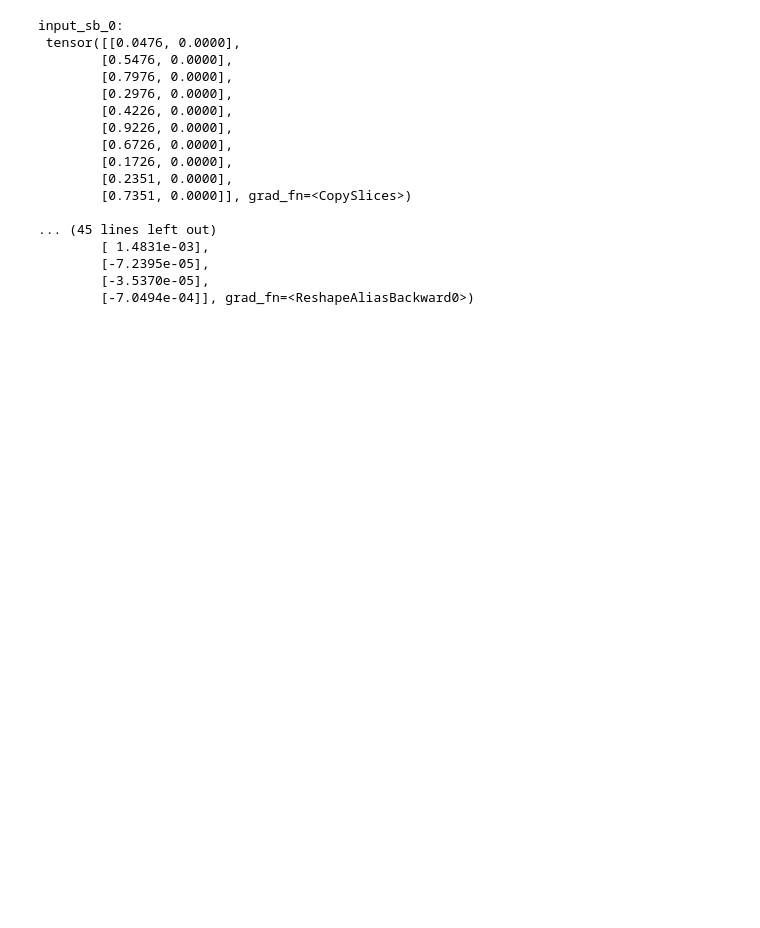
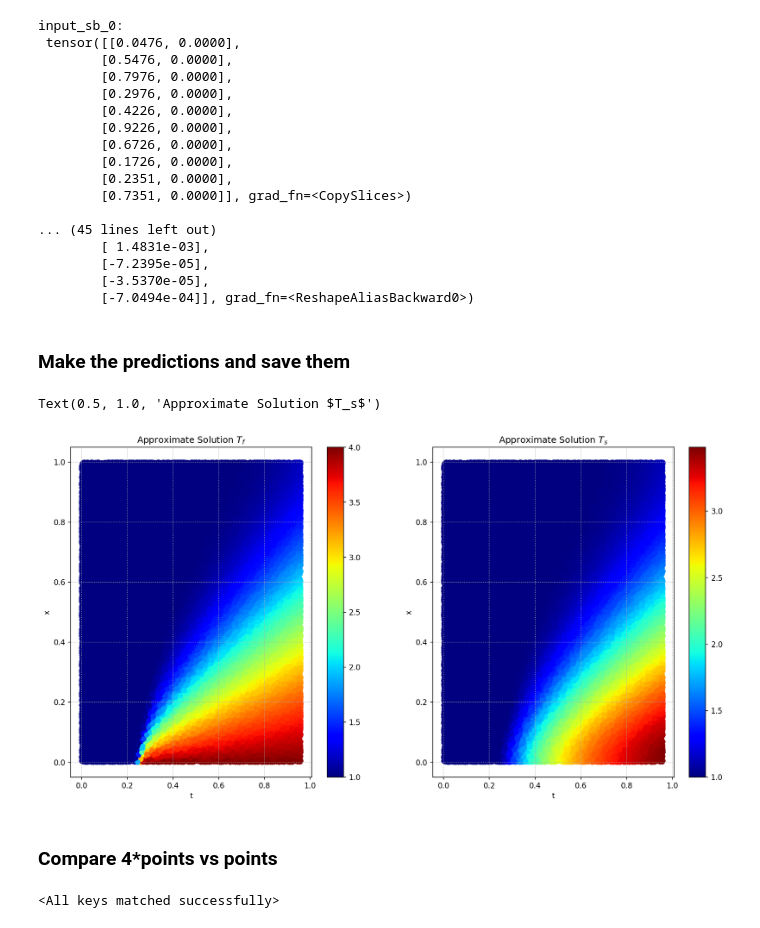
Before and after one commit to guglielmopacifico/DeepLearning, a Jupyter notebook: Task_1/task1.ipynb, the cells around one changed output. Saved outputs shown, nothing was run; the diff lists cells and outputs as text; code cells hidden in the pictures; blank space fills up the shorter version.

Commit message:
Do new trainig with more points and compare it with the previous one

```diff
--- a/Task_1/task1.ipynb
+++ b/Task_1/task1.ipynb
@@ -394,3 +395,50 @@ input_sb_0:
         [-7.2395e-05],
         [-3.5370e-05],
         [-7.0494e-04]], grad_fn=<ReshapeAliasBackward0>)
+# %% [markdown]
+### Make the predictions and save them
+# %%
+df_testing_data = pd.read_csv("TestingData.txt")
+testing_data_input = torch.tensor(df_testing_data.values, dtype=torch.float)
+testing_data_pred = pinn.approximate_solution(testing_data_input)
+
+# Plot the predictions
+testing_pred_Tf = testing_data_pred[:, 0]
+testing_pred_Ts = testing_data_pred[:, 1]
+
+# # Save the predictions
+# df_testing_data['tf'] = testing_pred_Tf.detach().numpy()
+# df_testing_data['ts'] = testing_pred_Ts.detach().numpy()
+
+# df_testing_data.to_csv('Task1.txt', index=False)
+
+fig, axs = plt.subplots(1, 2, figsize=(16, 8), dpi=150)
+im1 = axs[0].scatter(testing_data_input[:, 0].detach(), testing_data_input[:, 1].detach(), c=testing_pred_Tf.detach(), cmap="jet")
+axs[0].set_xlabel("t")
+axs[0].set_ylabel("x")
+plt.colorbar(im1, ax=axs[0])
+axs[0].grid(True, which="both", ls=":")
+im2 = axs[1].scatter(testing_data_input[:, 0].detach(), testing_data_input[:, 1].detach(), c=testing_pred_Ts.detach(), cmap="jet")
+axs[1].set_xlabel("t")
+axs[1].set_ylabel("x")
+plt.colorbar(im2, ax=axs[1])
+axs[1].grid(True, which="both", ls=":")
+axs[0].set_title(r"Approximate Solution $T_f$")
+axs[1].set_title(r"Approximate Solution $T_s$")
+# %% [output]
+Text(0.5, 1.0, 'Approximate Solution $T_s$')
+[figure, added]
+# %% [markdown]
+### Compare 4*points vs points
+# %%
+n_int = 256
+n_sb = 64
+n_tb = 64
+
+pinn = Pinns(n_int, n_sb, n_tb)
+pinn.approximate_solution.load_state_dict(torch.load("approximate_solution_parameters.pth"))
+
+pinn_4 = Pinns(n_int*4, n_sb*4, n_tb*4)
+pinn_4.approximate_solution.load_state_dict(torch.load("new_approximate_solution_parameters.pth"))
+# %% [output]
+<All keys matched successfully>
```
Also changed, not shown: parts of 7 cells of this notebook.
